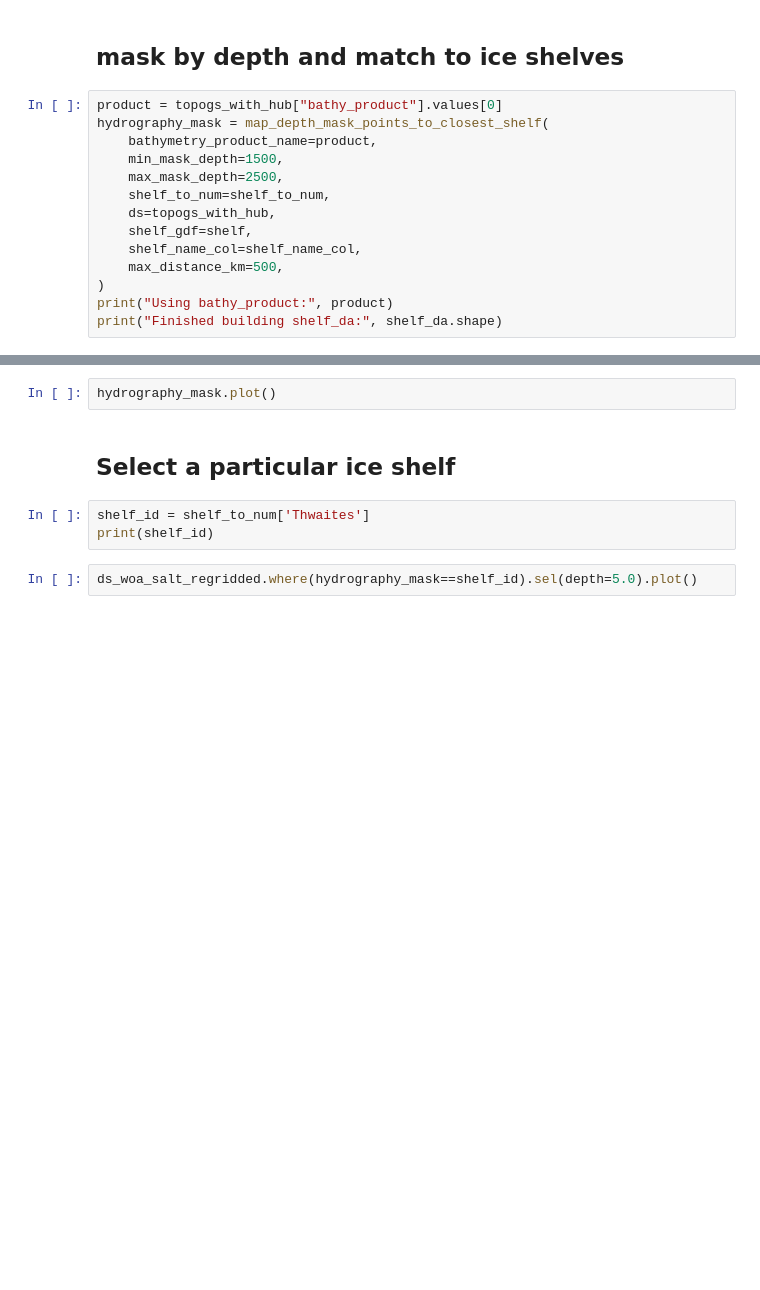
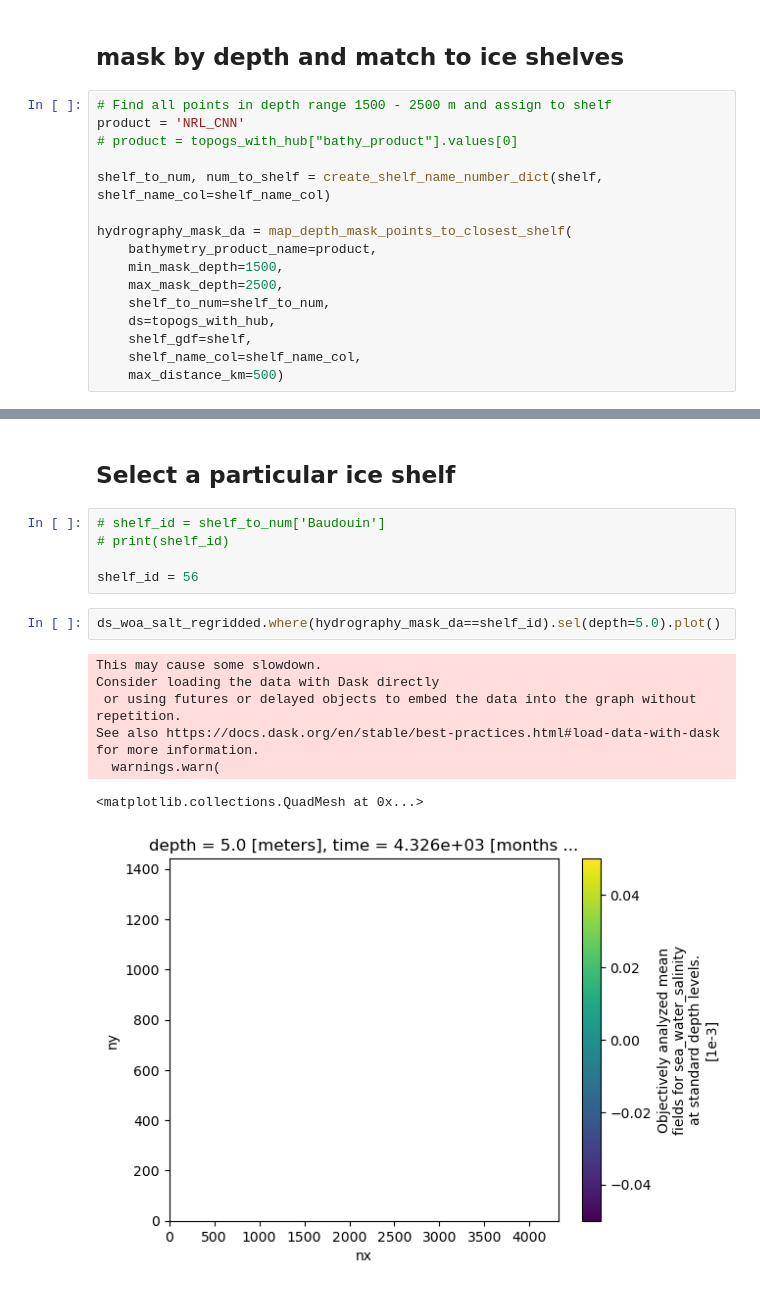
Before and after one commit to edoddridge/antarctic-bathymetry-project, a Jupyter notebook: analysis/basal-melt-parameterisation.ipynb, the cells around one changed output, grey strips where cells are left out. Cells and saved outputs as stored; diff of their text form; blank space fills up the shorter version.

```diff
--- a/analysis/basal-melt-parameterisation.ipynb
+++ b/analysis/basal-melt-parameterisation.ipynb
@@ -819,8 +867,13 @@ ds_woa_salt_regridded.sel(depth=5.0).plot()
 # %% [markdown]
 ## mask by depth and match to ice shelves
 # %%
-product = topogs_with_hub["bathy_product"].values[0]
-hydrography_mask = map_depth_mask_points_to_closest_shelf(
+# Find all points in depth range 1500 - 2500 m and assign to shelf
+product = 'NRL_CNN'
+# product = topogs_with_hub["bathy_product"].values[0]
+
+shelf_to_num, num_to_shelf = create_shelf_name_number_dict(shelf, shelf_name_col=shelf_name_col)
+
+hydrography_mask_da = map_depth_mask_points_to_closest_shelf(
     bathymetry_product_name=product,
     min_mask_depth=1500,
     max_mask_depth=2500,
@@ -828,8 +881,5 @@ hydrography_mask = map_depth_mask_points_to_closest_shelf(
     ds=topogs_with_hub,
     shelf_gdf=shelf,
     shelf_name_col=shelf_name_col,
-    max_distance_km=500,
-)
-print("Using bathy_product:", product)
-print("Finished building shelf_da:", shelf_da.shape)
+    max_distance_km=500)
 # %% [output]
@@ -837,12 +905,20 @@ ValueError: cannot convert float NaN to integer
-# %%
-hydrography_mask.plot()
 # %% [markdown]
 ## Select a particular ice shelf
 # %%
-shelf_id = shelf_to_num['Thwaites']
-print(shelf_id)
+# shelf_id = shelf_to_num['Baudouin']
+# print(shelf_id)
+
+shelf_id = 56
 # %%
-ds_woa_salt_regridded.where(hydrography_mask==shelf_id).sel(depth=5.0).plot()
+ds_woa_salt_regridded.where(hydrography_mask_da==shelf_id).sel(depth=5.0).plot()
+# %% [output]
+This may cause some slowdown.
+Consider loading the data with Dask directly
+ or using futures or delayed objects to embed the data into the graph without repetition.
+See also https://docs.dask.org/en/stable/best-practices.html#load-data-with-dask for more information.
+  warnings.warn(
+<matplotlib.collections.QuadMesh at 0x...>
+[figure, added]
 # %%
 # THIS IS NOT ACCURATE - NEED TO DO A GRID AWARE AVERAGE
 # PRELIMINARY RESULT
```
Also changed, not shown: parts of 10 cells of this notebook.
